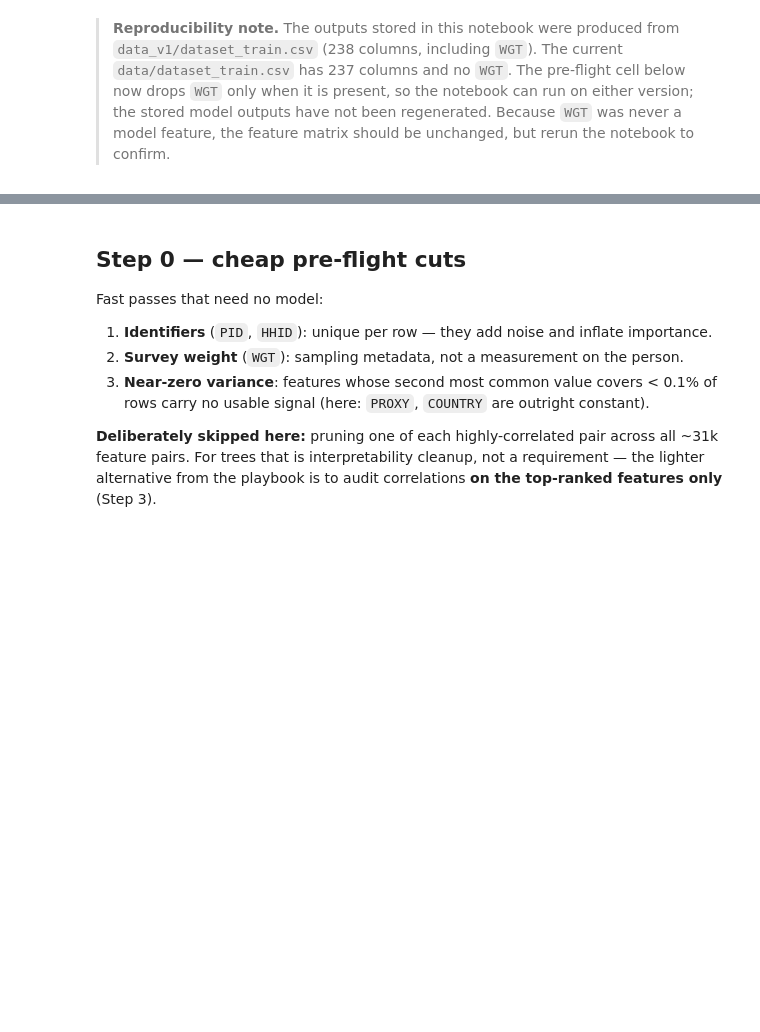
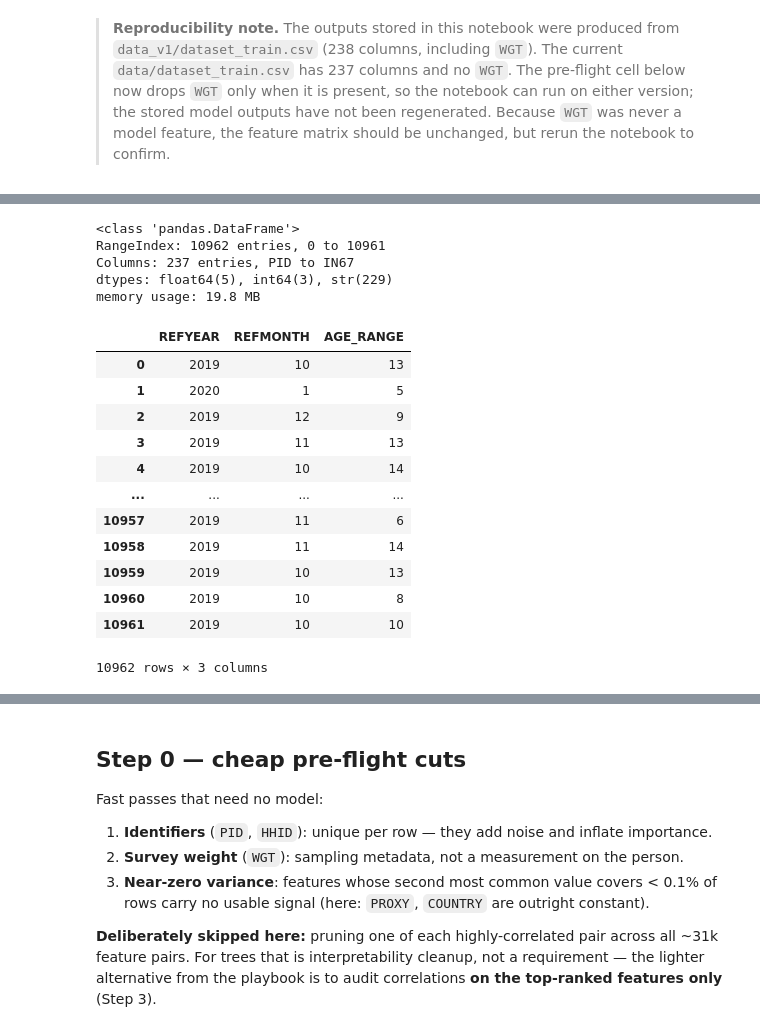
Before and after one commit to isaias-dias-machado/daa, a Jupyter notebook: tp/notebooks/01.ipynb, the cells around one changed output, grey strips where cells are left out. Saved outputs shown, nothing was run; the diff lists cells and outputs as text; code cells hidden in the pictures; blank space fills up the shorter version.

```diff
--- a/tp/notebooks/01.ipynb
+++ b/tp/notebooks/01.ipynb
@@ -69,0 +72,24 @@ majority-class baseline accuracy: 0.097
+# %%
+df.info()
+# %% [output]
+<class 'pandas.DataFrame'>
+RangeIndex: 10962 entries, 0 to 10961
+Columns: 237 entries, PID to IN67
+dtypes: float64(5), int64(3), str(229)
+memory usage: 19.8 MB
+# %%
+df.select_dtypes(include='int64')
+# %% [output]
+|  | REFYEAR | REFMONTH | AGE_RANGE |
+| 0 | 2019 | 10 | 13 |
+| 1 | 2020 | 1 | 5 |
+| 2 | 2019 | 12 | 9 |
+| 3 | 2019 | 11 | 13 |
+| 4 | 2019 | 10 | 14 |
+| ... | ... | ... | ... |
+| 10957 | 2019 | 11 | 6 |
+| 10958 | 2019 | 11 | 14 |
+| 10959 | 2019 | 10 | 13 |
+| 10960 | 2019 | 10 | 8 |
+| 10961 | 2019 | 10 | 10 |
+10962 rows × 3 columns
```
Also changed, not shown: parts of 3 cells of this notebook, 5 other files.
